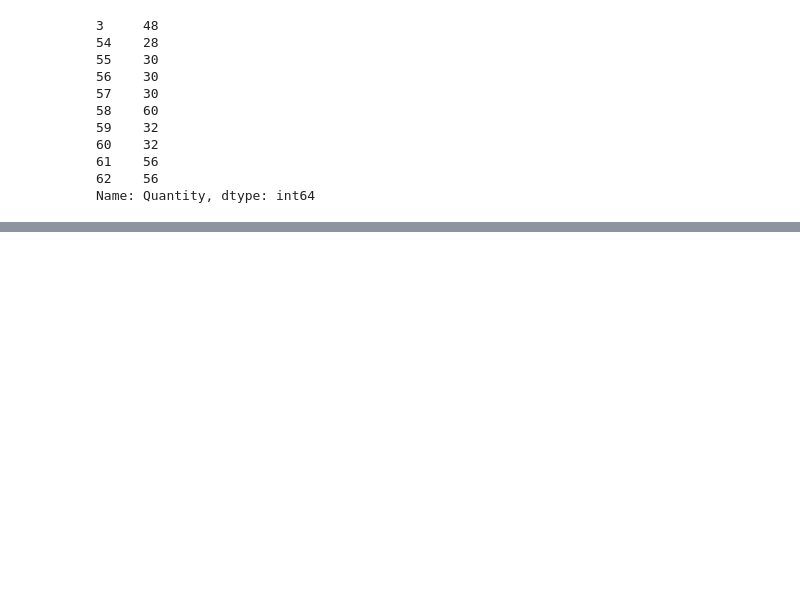
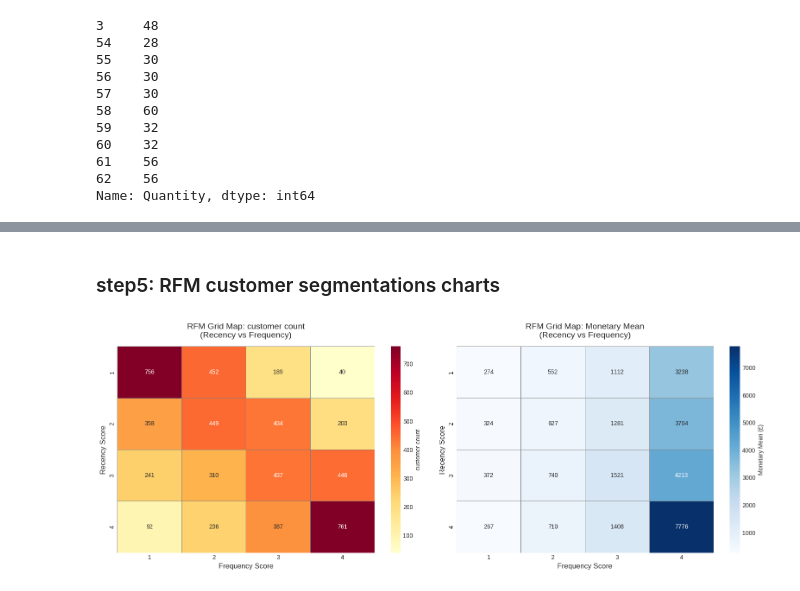
Before and after one commit to Ali-Zabiiihian/moq-price-analysis, a Jupyter notebook: moq price analysis.ipynb, the cells around one changed output, grey strips where cells are left out. Saved outputs shown, nothing was run; the diff lists cells and outputs as text; code cells hidden in the pictures; blank space fills up the shorter version.

```diff
--- a/moq price analysis.ipynb
+++ b/moq price analysis.ipynb
@@ -935,0 +1017,9 @@ ax1.axvline(df['Quantity'].median(), color='green', linestyle='--', linewidth=2,
+# %%
+rfm = df.groupby('Customer ID').agg({
+    'InvoiceDate': lambda x: (reference_date - x.max()).days, # recency
+    'Invoice': 'nunique',                                     # frequency
+    'TotalPrice': 'sum'                                       # monetary
+}).reset_index()
+
+rfm.columns = ['Customer ID', 'Recency', 'Frequency', 'Monetary']
+rfm.head(10)
@@ -935,0 +1169,5 @@ ax1.axvline(df['Quantity'].median(), color='green', linestyle='--', linewidth=2,
+# %% [markdown]
+### step5: RFM customer segmentations charts
+# %%
+# getting a copy
+rfm_viz = rfm.copy()
@@ -935,0 +1269,39 @@ ax1.axvline(df['Quantity'].median(), color='green', linestyle='--', linewidth=2,
+# %%
+# RFM grid heatmap (recency vs frequency)
+
+# Grid 1: Recency (Y) vs Frequency (X) - color=number of customers
+rf_grid = rfm_viz.groupby(['R_Score', 'F_Score']).size().unstack(fill_value=0)
+
+# Grid 2: Recency (Y) vs Frequency (X) - color = monetary mean
+rm_grid = rfm_viz.groupby(['R_Score', 'F_Score'])['Monetary'].mean().unstack(fill_value=0)
+# %%
+# ploting 2 heatmaps
+fig, axes = plt.subplots(1, 2, figsize=(16, 6))
+
+# number of customers heatmap
+sns.heatmap(rf_grid, annot=True, fmt='d', cmap='YlOrRd',
+            cbar_kws={'label': 'customer count'},
+            linewidths=0.5, linecolor='gray',
+            ax=axes[0])
+axes[0].set_title('RFM Grid Map: customer count\n(Recency vs Frequency)',
+                  fontsize=14, pad=15)
+axes[0].set_xlabel('Frequency Score', fontsize=12)
+axes[0].set_ylabel('Recency Score', fontsize=12)
+axes[0].invert_yaxis()  # R=4 on top
+
+# monetary mean heatmap
+sns.heatmap(rm_grid, annot=True, fmt='.0f', cmap='Blues',
+            cbar_kws={'label': 'Monetary Mean (£)'},
+            linewidths=0.5, linecolor='gray',
+            ax=axes[1])
+axes[1].set_title('RFM Grid Map: Monetary Mean\n(Recency vs Frequency)',
+                  fontsize=14, pad=15)
+axes[1].set_xlabel('Frequency Score', fontsize=12)
+axes[1].set_ylabel('Recency Score', fontsize=12)
+axes[1].invert_yaxis()
+
+plt.tight_layout()
+plt.savefig('eda_rfm_grid_heatmap.png', dpi=300, bbox_inches='tight')
+plt.show()
+# %% [output]
+[figure, added]
```
Also changed, not shown: parts of 31 cells of this notebook.
